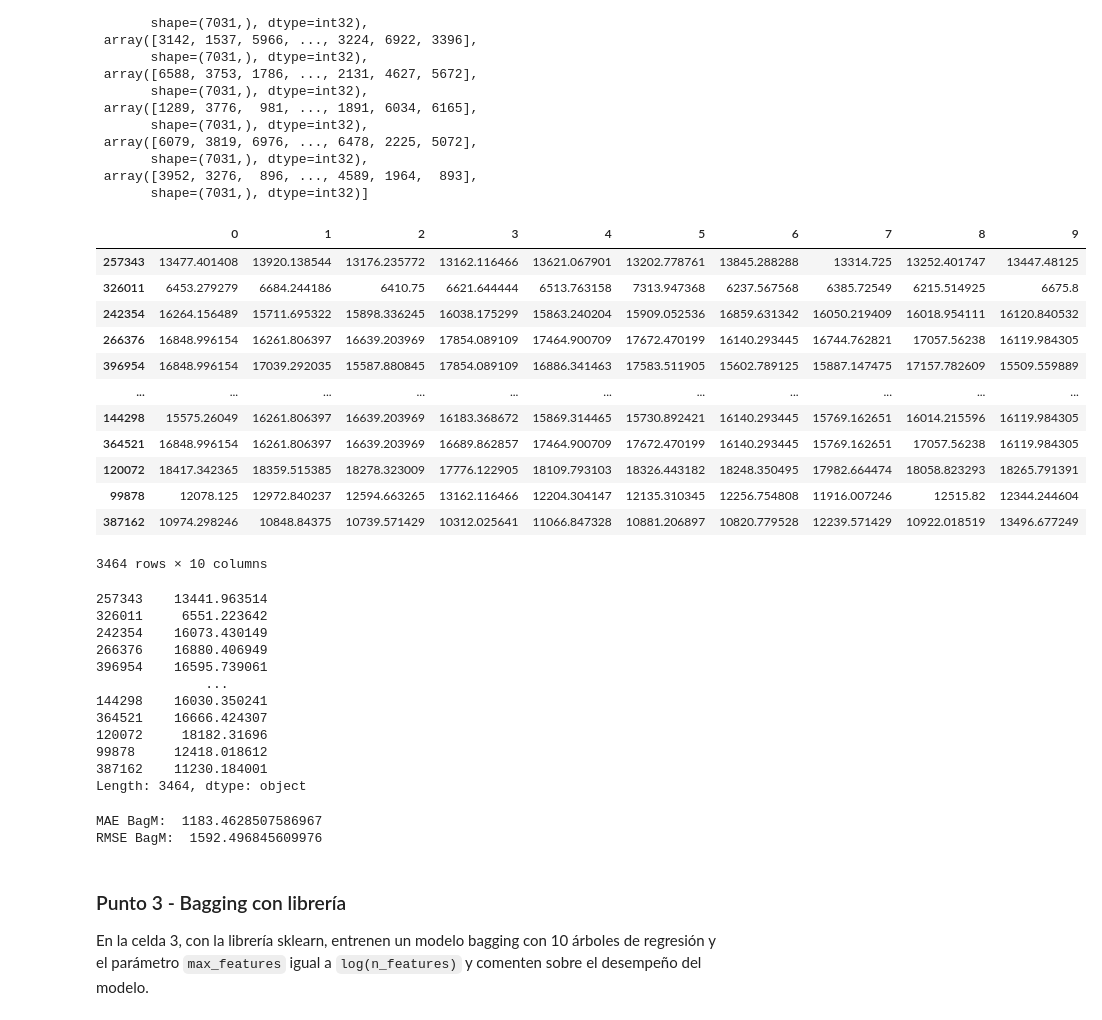
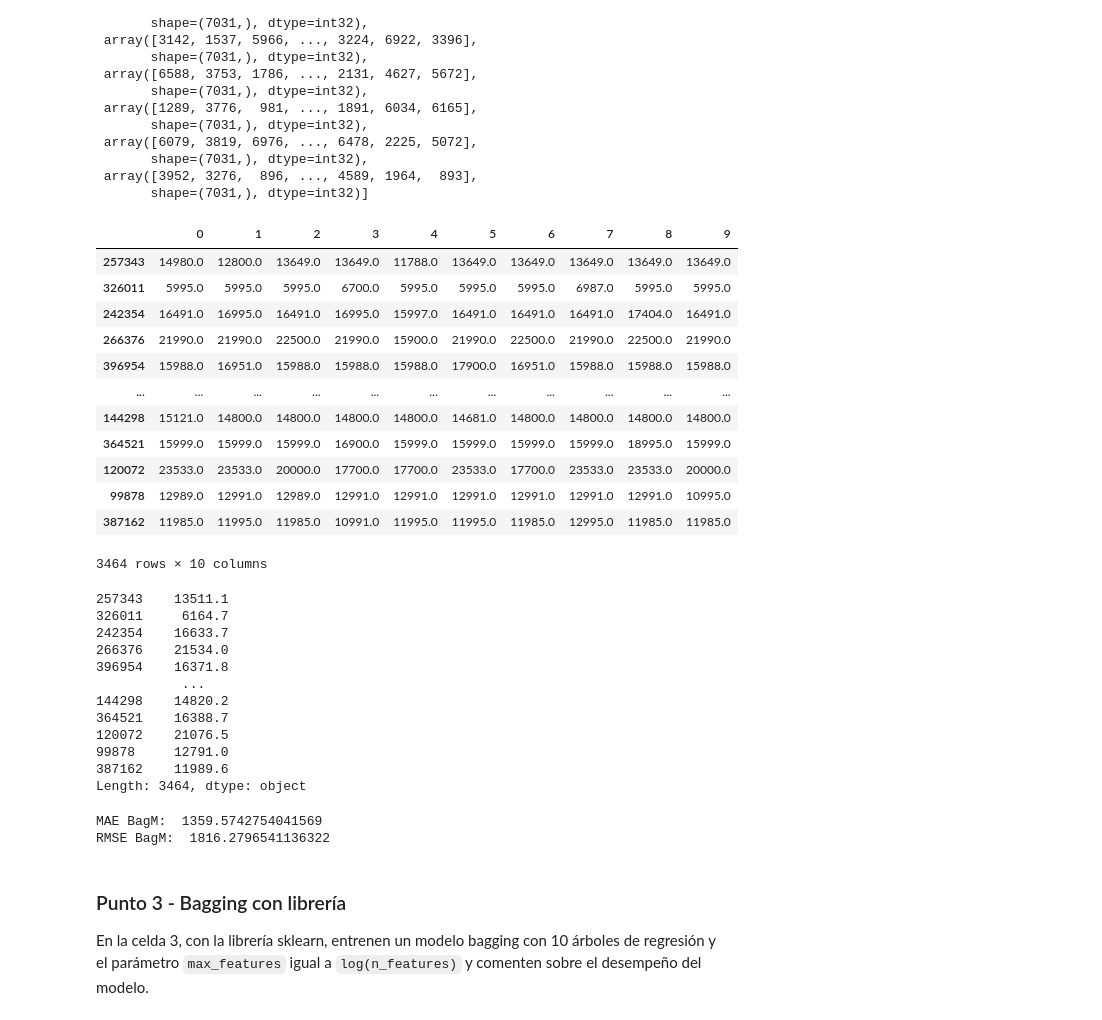
Before and after one commit to fruedar/MIAD_ML_NLP_2026, a Jupyter notebook: Semana 2/S2TC1_RandomForests_Boosting_solucion.ipynb, the cells around one changed output. Saved outputs shown, nothing was run; the diff lists cells and outputs as text; code cells hidden in the pictures.

```diff
--- a/Semana 2/S2TC1_RandomForests_Boosting_solucion.ipynb
+++ b/Semana 2/S2TC1_RandomForests_Boosting_solucion.ipynb
@@ -223,52 +216,52 @@ samples
 # %%
 # Construcción un árbol de decisión para cada muestra boostrap
 
 from sklearn.tree import DecisionTreeRegressor
 
 # Definición del modelo usando DecisionTreeRegressor de sklearn
-treereg = DecisionTreeRegressor(max_depth=6)
+treereg = DecisionTreeRegressor(max_features="log2")
 
 # DataFrame para guardar las predicciones de cada árbol
 y_pred = pd.DataFrame(index=X_test.index, columns=[list(range(n_B))])
 
 # Entrenamiento de un árbol sobre cada muestra boostrap y predicción sobre los datos de test
 for i in range(n_B):
     X_b = X_train.iloc[samples[i],]
     y_b = y_train.iloc[samples[i],]
     treereg.fit(X_b, y_b)
     y_pred.iloc[:,i] = treereg.predict(X_test)
 
 y_pred
 # %% [output]
 |  | 0 | 1 | 2 | 3 | 4 | 5 | 6 | 7 | 8 | 9 |
-| 257343 | 13477.401408 | 13920.138544 | 13176.235772 | 13162.116466 | 13621.067901 | 13202.778761 | 13845.288288 | 13314.725 | 13252.401747 | 13447.48125 |
-| 326011 | 6453.279279 | 6684.244186 | 6410.75 | 6621.644444 | 6513.763158 | 7313.947368 | 6237.567568 | 6385.72549 | 6215.514925 | 6675.8 |
-| 242354 | 16264.156489 | 15711.695322 | 15898.336245 | 16038.175299 | 15863.240204 | 15909.052536 | 16859.631342 | 16050.219409 | 16018.954111 | 16120.840532 |
-| 266376 | 16848.996154 | 16261.806397 | 16639.203969 | 17854.089109 | 17464.900709 | 17672.470199 | 16140.293445 | 16744.762821 | 17057.56238 | 16119.984305 |
-| 396954 | 16848.996154 | 17039.292035 | 15587.880845 | 17854.089109 | 16886.341463 | 17583.511905 | 15602.789125 | 15887.147475 | 17157.782609 | 15509.559889 |
+| 257343 | 14980.0 | 12800.0 | 13649.0 | 13649.0 | 11788.0 | 13649.0 | 13649.0 | 13649.0 | 13649.0 | 13649.0 |
+| 326011 | 5995.0 | 5995.0 | 5995.0 | 6700.0 | 5995.0 | 5995.0 | 5995.0 | 6987.0 | 5995.0 | 5995.0 |
+| 242354 | 16491.0 | 16995.0 | 16491.0 | 16995.0 | 15997.0 | 16491.0 | 16491.0 | 16491.0 | 17404.0 | 16491.0 |
+| 266376 | 21990.0 | 21990.0 | 22500.0 | 21990.0 | 15900.0 | 21990.0 | 22500.0 | 21990.0 | 22500.0 | 21990.0 |
+| 396954 | 15988.0 | 16951.0 | 15988.0 | 15988.0 | 15988.0 | 17900.0 | 16951.0 | 15988.0 | 15988.0 | 15988.0 |
 | ... | ... | ... | ... | ... | ... | ... | ... | ... | ... | ... |
-| 144298 | 15575.26049 | 16261.806397 | 16639.203969 | 16183.368672 | 15869.314465 | 15730.892421 | 16140.293445 | 15769.162651 | 16014.215596 | 16119.984305 |
-| 364521 | 16848.996154 | 16261.806397 | 16639.203969 | 16689.862857 | 17464.900709 | 17672.470199 | 16140.293445 | 15769.162651 | 17057.56238 | 16119.984305 |
-| 120072 | 18417.342365 | 18359.515385 | 18278.323009 | 17776.122905 | 18109.793103 | 18326.443182 | 18248.350495 | 17982.664474 | 18058.823293 | 18265.791391 |
-| 99878 | 12078.125 | 12972.840237 | 12594.663265 | 13162.116466 | 12204.304147 | 12135.310345 | 12256.754808 | 11916.007246 | 12515.82 | 12344.244604 |
-| 387162 | 10974.298246 | 10848.84375 | 10739.571429 | 10312.025641 | 11066.847328 | 10881.206897 | 10820.779528 | 12239.571429 | 10922.018519 | 13496.677249 |
+| 144298 | 15121.0 | 14800.0 | 14800.0 | 14800.0 | 14800.0 | 14681.0 | 14800.0 | 14800.0 | 14800.0 | 14800.0 |
+| 364521 | 15999.0 | 15999.0 | 15999.0 | 16900.0 | 15999.0 | 15999.0 | 15999.0 | 15999.0 | 18995.0 | 15999.0 |
+| 120072 | 23533.0 | 23533.0 | 20000.0 | 17700.0 | 17700.0 | 23533.0 | 17700.0 | 23533.0 | 23533.0 | 20000.0 |
+| 99878 | 12989.0 | 12991.0 | 12989.0 | 12991.0 | 12991.0 | 12991.0 | 12991.0 | 12991.0 | 12991.0 | 10995.0 |
+| 387162 | 11985.0 | 11995.0 | 11985.0 | 10991.0 | 11995.0 | 11995.0 | 11985.0 | 12995.0 | 11985.0 | 11985.0 |
 3464 rows × 10 columns
 # %%
 # Predicciones promedio para cada obserbación del set de test
 y_pred=y_pred.mean(axis=1)
 y_pred
 # %% [output]
-257343    13441.963514
-326011     6551.223642
-242354    16073.430149
-266376    16880.406949
-396954    16595.739061
-              ...
-144298    16030.350241
-364521    16666.424307
-120072     18182.31696
-99878     12418.018612
-387162    11230.184001
+257343    13511.1
+326011     6164.7
+242354    16633.7
+266376    21534.0
+396954    16371.8
+           ...
+144298    14820.2
+364521    16388.7
+120072    21076.5
+99878     12791.0
+387162    11989.6
 Length: 3464, dtype: object
 # %%
 # Error al promediar las predicciones de todos los árboles
@@ -278,8 +271,8 @@ rmsebagm = np.sqrt(mean_squared_error(y_test, y_pred))
 print("MAE BagM: ", maebagm)
 print("RMSE BagM: ", rmsebagm)
 # %% [output]
-MAE BagM:  1183.4628507586967
-RMSE BagM:  1592.496845609976
+MAE BagM:  1359.5742754041569
+RMSE BagM:  1816.2796541136322
 # %% [markdown]
 ### Punto 3 - Bagging con librería
 
```
Also changed, not shown: parts of 19 cells of this notebook, 9 other files.
